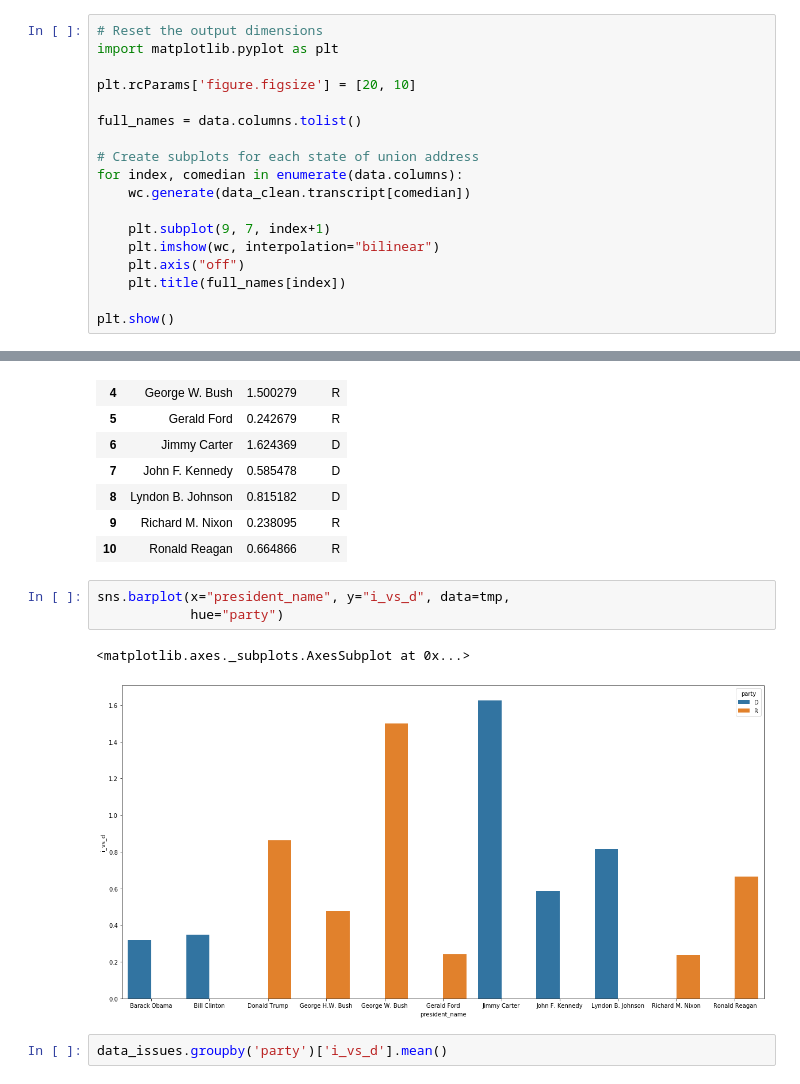
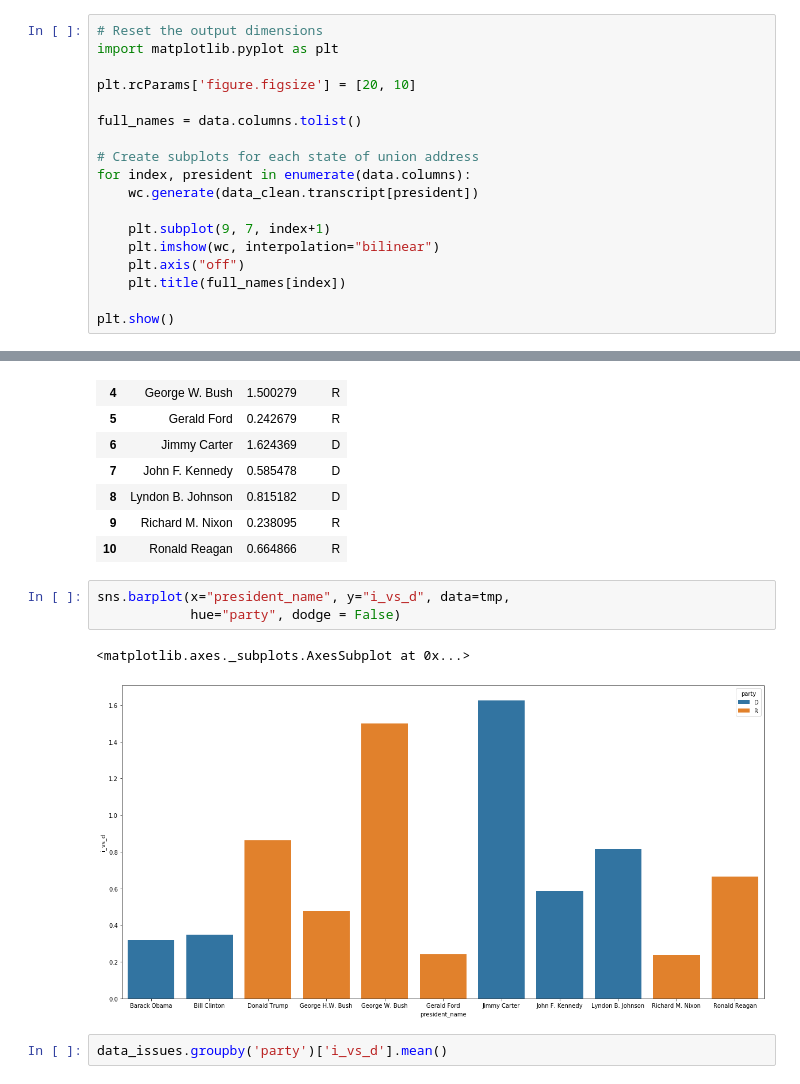
Before and after one commit to data2al/nlp_project, a Jupyter notebook: 2 - Exploratory Data Analysis.ipynb, the cells around one changed output, grey strips where cells are left out. Saved outputs shown, nothing was run; the diff lists cells and outputs as text.

```diff
--- a/2 - Exploratory Data Analysis.ipynb
+++ b/2 - Exploratory Data Analysis.ipynb
@@ -148,8 +148,8 @@ plt.rcParams['figure.figsize'] = [20, 10]
 full_names = data.columns.tolist()
 
 # Create subplots for each state of union address
-for index, comedian in enumerate(data.columns):
-    wc.generate(data_clean.transcript[comedian])
+for index, president in enumerate(data.columns):
+    wc.generate(data_clean.transcript[president])
 
     plt.subplot(9, 7, index+1)
     plt.imshow(wc, interpolation="bilinear")
@@ -335,10 +335,10 @@ tmp
 | 10 | Ronald Reagan | 0.664866 | R |
 # %%
 sns.barplot(x="president_name", y="i_vs_d", data=tmp,
-            hue="party")
+            hue="party", dodge = False)
 # %% [output]
 <matplotlib.axes._subplots.AxesSubplot at 0x...>
-[figure, old version]
+[figure, new version]
 # %%
 data_issues.groupby('party')['i_vs_d'].mean()
 # %% [output]
```
Also changed, not shown: parts of 1 cell of this notebook, 2 other files.
